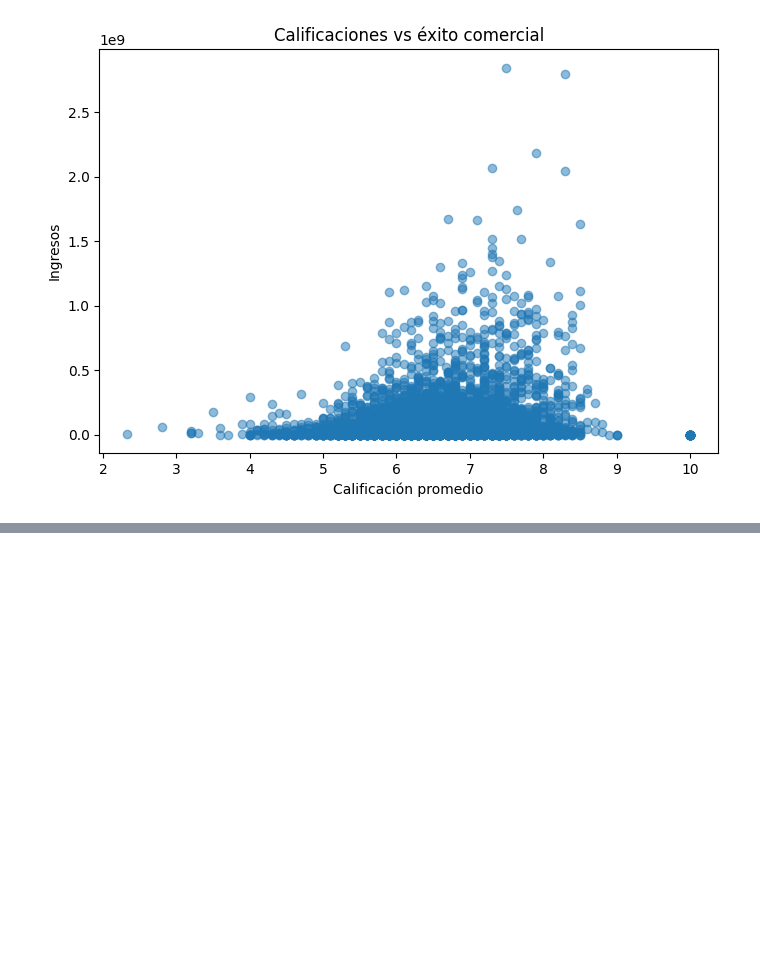
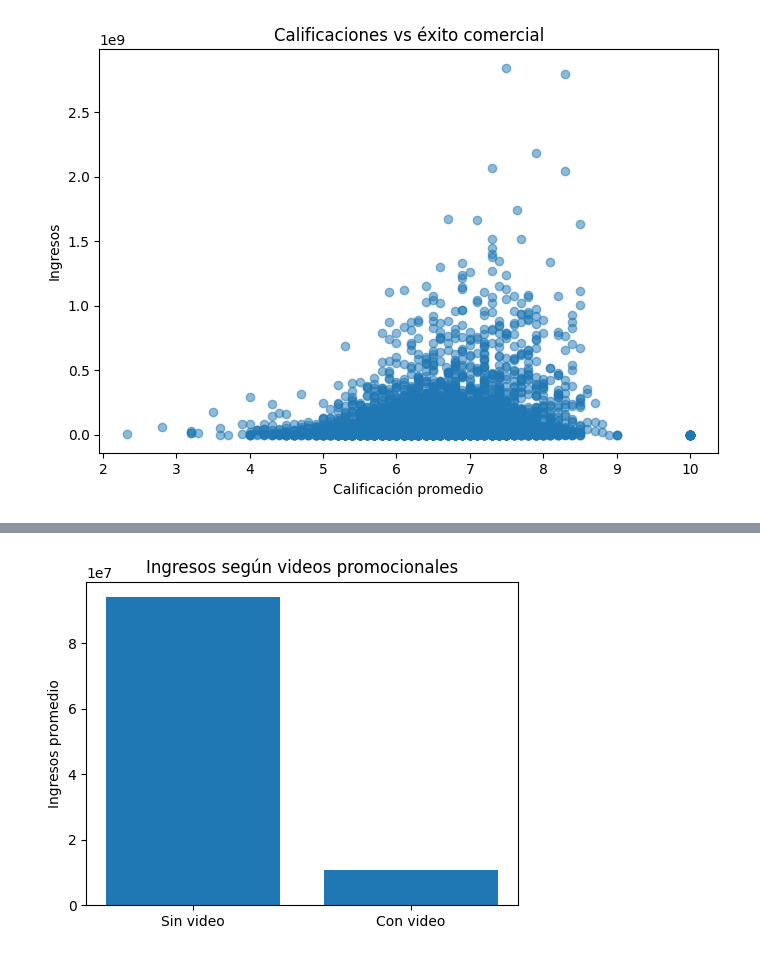
Before and after one commit to Palasuwu/Minerialab01, a Jupyter notebook: Lab01.ipynb, the cells around one changed output, grey strips where cells are left out. Saved outputs shown, nothing was run; the diff lists cells and outputs as text; code cells hidden in the pictures; blank space fills up the shorter version.

```diff
--- a/Lab01.ipynb
+++ b/Lab01.ipynb
@@ -646,0 +679,13 @@ plt.show()
+# %%
+
+plt.figure(figsize=(5, 4))
+plt.bar(
+    ["Sin video", "Con video"],
+    df_marketing.groupby("video")["revenue"].mean().values
+)
+plt.ylabel("Ingresos promedio")
+plt.title("Ingresos según videos promocionales")
+plt.tight_layout()
+plt.show()
+# %% [output]
+[figure, added]
```
Also changed, not shown: parts of 3 cells of this notebook.
